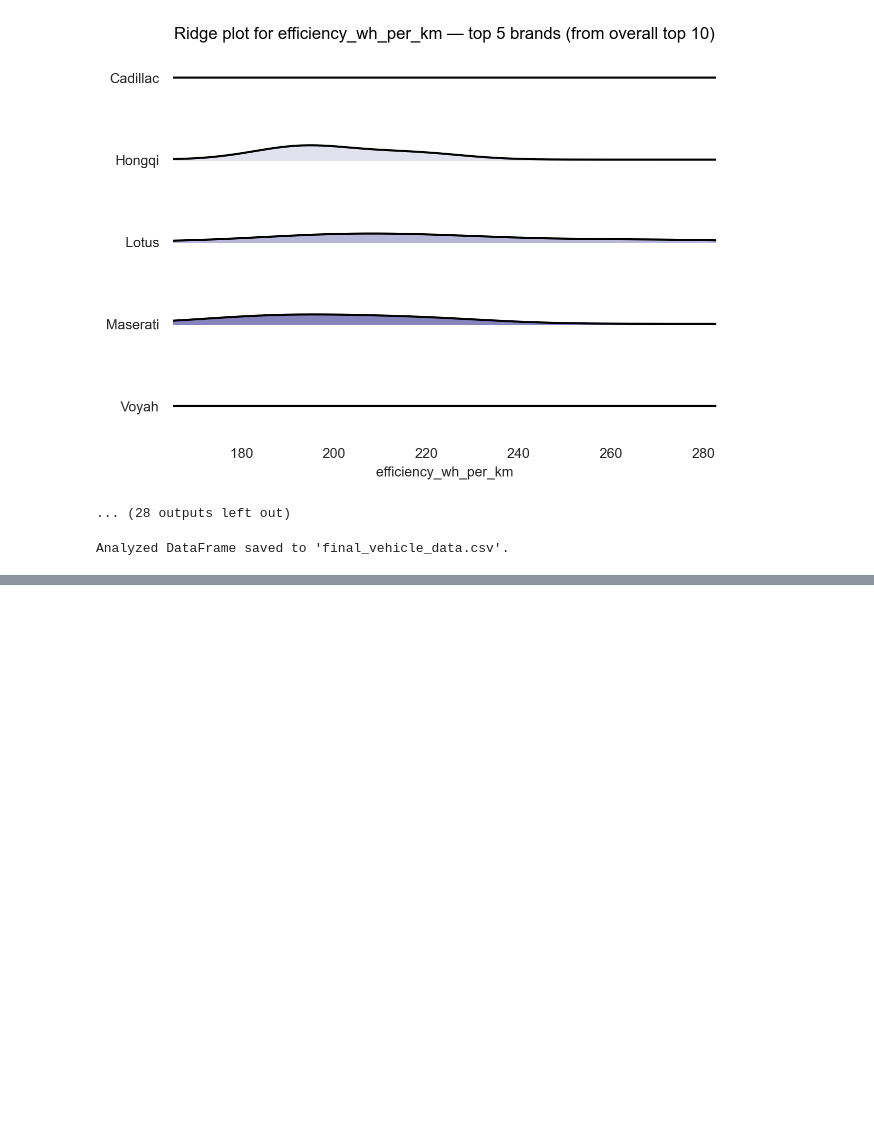
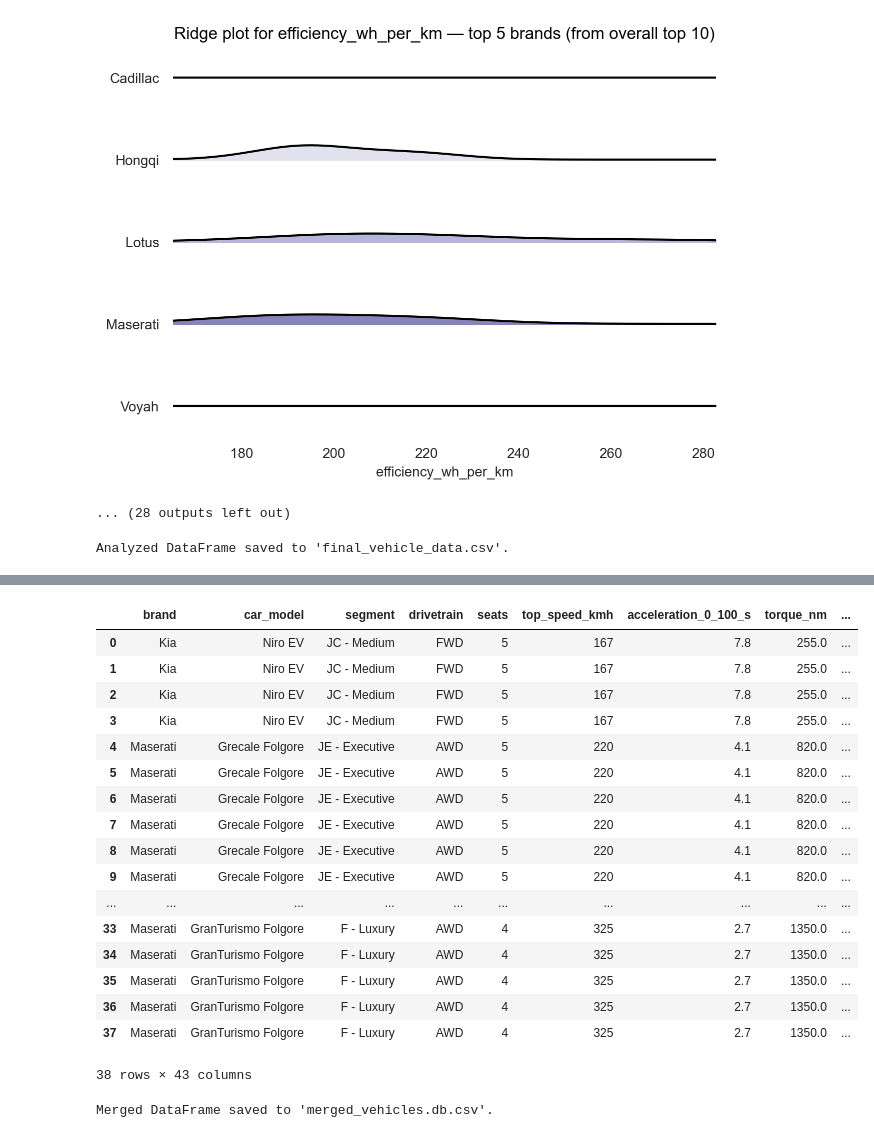
Before and after one commit to ragogzheyan/Course_Work, a Jupyter notebook: Electric_Vehicles/notebook/02_EDA.ipynb, the cells around one changed output, grey strips where cells are left out. Cells and saved outputs as stored; diff of their text form; code cells hidden in the pictures; blank space fills up the shorter version.

Commit message:
added 2nd  dataset, automated data cleaning, and merged them for .db

```diff
--- a/Electric_Vehicles/notebook/02_EDA.ipynb
+++ b/Electric_Vehicles/notebook/02_EDA.ipynb
@@ -598,0 +681,42 @@ Analyzed DataFrame saved to 'final_vehicle_data.csv'.
+# %%
+# Creating common columns with more control for merging datasets.
+# The 'key' column for the first dataset is generated by combining the 'brand' and 'car_model' columns,
+# stripping any leading/trailing whitespace, and converting the result to lowercase for consistency.
+data['key'] = (data['brand'] + ' ' + data['car_model']).str.strip().str.lower()
+
+# Similarly, creating a 'key' column for the second dataset by combining 'Manufacturer' and 'Model',
+# ensuring that it is also stripped of whitespace and converted to lowercase for uniformity.
+df_2['key'] = (df_2['Manufacturer'] + ' ' + df_2['Model']).str.strip().str.lower()
+
+# Merge the two datasets on the common 'key' column.
+# This operation includes only rows from both datasets that have matching keys,
+# resulting in a new DataFrame containing the intersecting pairs (in this case, 38 pairs).
+merged_data = pd.merge(data, df_2, on='key', how='inner')
+
+# Display the final merged dataset, which now contains combined information from both original datasets.
+merged_data
+# %% [output]
+|  | brand | car_model | segment | drivetrain | seats | top_speed_kmh | acceleration_0_100_s | torque_nm | ... |
+| 0 | Kia | Niro EV | JC - Medium | FWD | 5 | 167 | 7.8 | 255.0 | ... |
+| 1 | Kia | Niro EV | JC - Medium | FWD | 5 | 167 | 7.8 | 255.0 | ... |
+| 2 | Kia | Niro EV | JC - Medium | FWD | 5 | 167 | 7.8 | 255.0 | ... |
+| 3 | Kia | Niro EV | JC - Medium | FWD | 5 | 167 | 7.8 | 255.0 | ... |
+| 4 | Maserati | Grecale Folgore | JE - Executive | AWD | 5 | 220 | 4.1 | 820.0 | ... |
+| 5 | Maserati | Grecale Folgore | JE - Executive | AWD | 5 | 220 | 4.1 | 820.0 | ... |
+| 6 | Maserati | Grecale Folgore | JE - Executive | AWD | 5 | 220 | 4.1 | 820.0 | ... |
+| 7 | Maserati | Grecale Folgore | JE - Executive | AWD | 5 | 220 | 4.1 | 820.0 | ... |
+| 8 | Maserati | Grecale Folgore | JE - Executive | AWD | 5 | 220 | 4.1 | 820.0 | ... |
+| 9 | Maserati | Grecale Folgore | JE - Executive | AWD | 5 | 220 | 4.1 | 820.0 | ... |
+| ... | ... | ... | ... | ... | ... | ... | ... | ... | ... |
+| 33 | Maserati | GranTurismo Folgore | F - Luxury | AWD | 4 | 325 | 2.7 | 1350.0 | ... |
+| 34 | Maserati | GranTurismo Folgore | F - Luxury | AWD | 4 | 325 | 2.7 | 1350.0 | ... |
+| 35 | Maserati | GranTurismo Folgore | F - Luxury | AWD | 4 | 325 | 2.7 | 1350.0 | ... |
+| 36 | Maserati | GranTurismo Folgore | F - Luxury | AWD | 4 | 325 | 2.7 | 1350.0 | ... |
+| 37 | Maserati | GranTurismo Folgore | F - Luxury | AWD | 4 | 325 | 2.7 | 1350.0 | ... |
+38 rows × 43 columns
+# %%
+# Saving merged dataset to CSV file (for use in sqlite3 analysis)
+merged_data.to_csv('../data/merged_vehicles.db.csv', index=False)
+print("\nMerged DataFrame saved to 'merged_vehicles.db.csv'.")
+# %% [output]
+Merged DataFrame saved to 'merged_vehicles.db.csv'.
```
Also changed, not shown: parts of 10 cells of this notebook, 8 other files.
